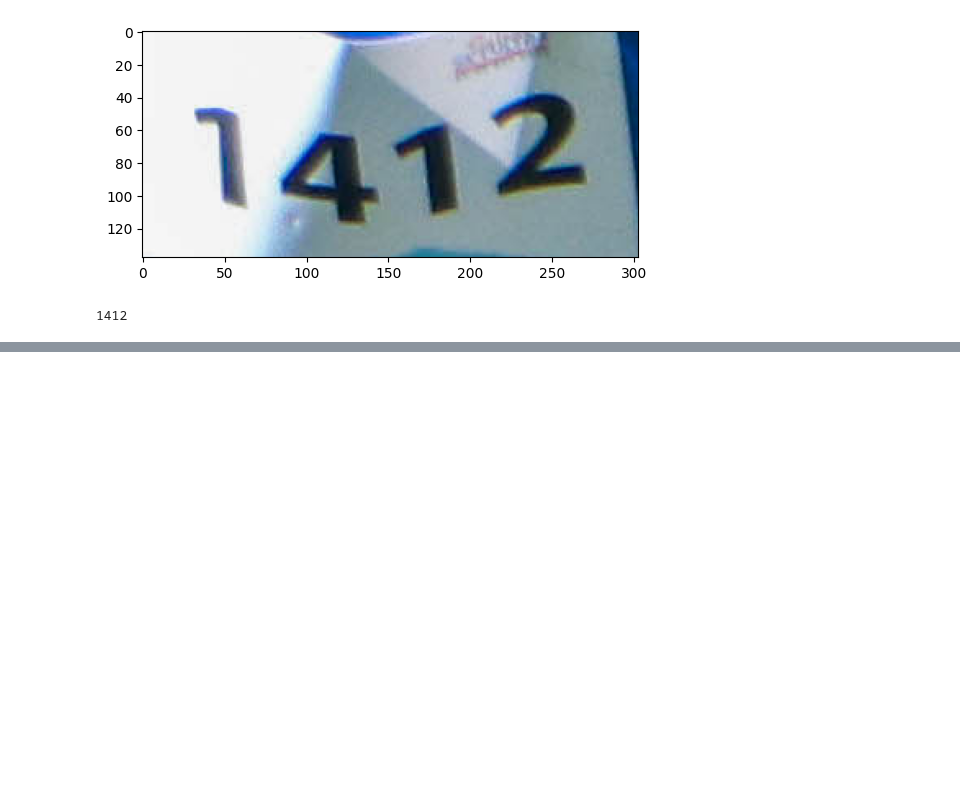
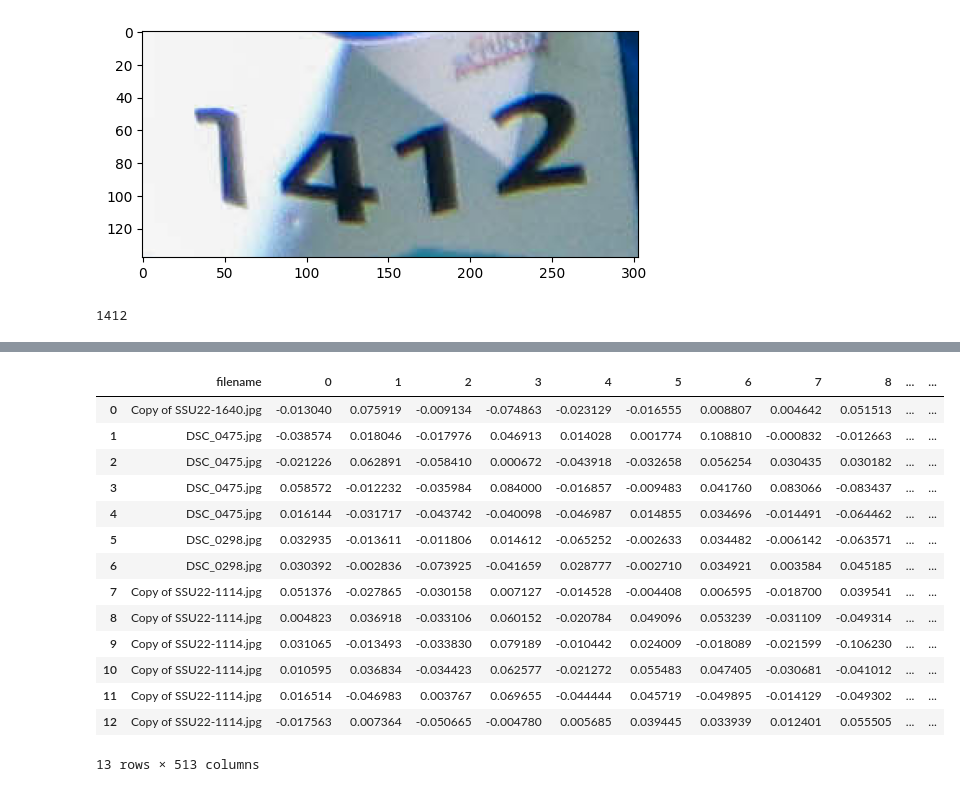
Before and after one commit to sharma-arpit/face-bib-mapping, a Jupyter notebook: Integrated_Pipeline.ipynb, the cells around one changed output, grey strips where cells are left out. Saved outputs shown, nothing was run; the diff lists cells and outputs as text; code cells hidden in the pictures; blank space fills up the shorter version.

```diff
--- a/Integrated_Pipeline.ipynb
+++ b/Integrated_Pipeline.ipynb
@@ -324,0 +324,18 @@ cv2.__version__
+# %%
+nonidentified
+# %% [output]
+|  | filename | 0 | 1 | 2 | 3 | 4 | 5 | 6 | 7 | 8 | ... | ... |
+| 0 | Copy of SSU22-1640.jpg | -0.013040 | 0.075919 | -0.009134 | -0.074863 | -0.023129 | -0.016555 | 0.008807 | 0.004642 | 0.051513 | ... | ... |
+| 1 | DSC_0475.jpg | -0.038574 | 0.018046 | -0.017976 | 0.046913 | 0.014028 | 0.001774 | 0.108810 | -0.000832 | -0.012663 | ... | ... |
+| 2 | DSC_0475.jpg | -0.021226 | 0.062891 | -0.058410 | 0.000672 | -0.043918 | -0.032658 | 0.056254 | 0.030435 | 0.030182 | ... | ... |
+| 3 | DSC_0475.jpg | 0.058572 | -0.012232 | -0.035984 | 0.084000 | -0.016857 | -0.009483 | 0.041760 | 0.083066 | -0.083437 | ... | ... |
+| 4 | DSC_0475.jpg | 0.016144 | -0.031717 | -0.043742 | -0.040098 | -0.046987 | 0.014855 | 0.034696 | -0.014491 | -0.064462 | ... | ... |
+| 5 | DSC_0298.jpg | 0.032935 | -0.013611 | -0.011806 | 0.014612 | -0.065252 | -0.002633 | 0.034482 | -0.006142 | -0.063571 | ... | ... |
+| 6 | DSC_0298.jpg | 0.030392 | -0.002836 | -0.073925 | -0.041659 | 0.028777 | -0.002710 | 0.034921 | 0.003584 | 0.045185 | ... | ... |
+| 7 | Copy of SSU22-1114.jpg | 0.051376 | -0.027865 | -0.030158 | 0.007127 | -0.014528 | -0.004408 | 0.006595 | -0.018700 | 0.039541 | ... | ... |
+| 8 | Copy of SSU22-1114.jpg | 0.004823 | 0.036918 | -0.033106 | 0.060152 | -0.020784 | 0.049096 | 0.053239 | -0.031109 | -0.049314 | ... | ... |
+| 9 | Copy of SSU22-1114.jpg | 0.031065 | -0.013493 | -0.033830 | 0.079189 | -0.010442 | 0.024009 | -0.018089 | -0.021599 | -0.106230 | ... | ... |
+| 10 | Copy of SSU22-1114.jpg | 0.010595 | 0.036834 | -0.034423 | 0.062577 | -0.021272 | 0.055483 | 0.047405 | -0.030681 | -0.041012 | ... | ... |
+| 11 | Copy of SSU22-1114.jpg | 0.016514 | -0.046983 | 0.003767 | 0.069655 | -0.044444 | 0.045719 | -0.049895 | -0.014129 | -0.049302 | ... | ... |
+| 12 | Copy of SSU22-1114.jpg | -0.017563 | 0.007364 | -0.050665 | -0.004780 | 0.005685 | 0.039445 | 0.033939 | 0.012401 | 0.055505 | ... | ... |
+13 rows × 513 columns
```
Also changed, not shown: parts of 18 cells of this notebook, 2 other files.
